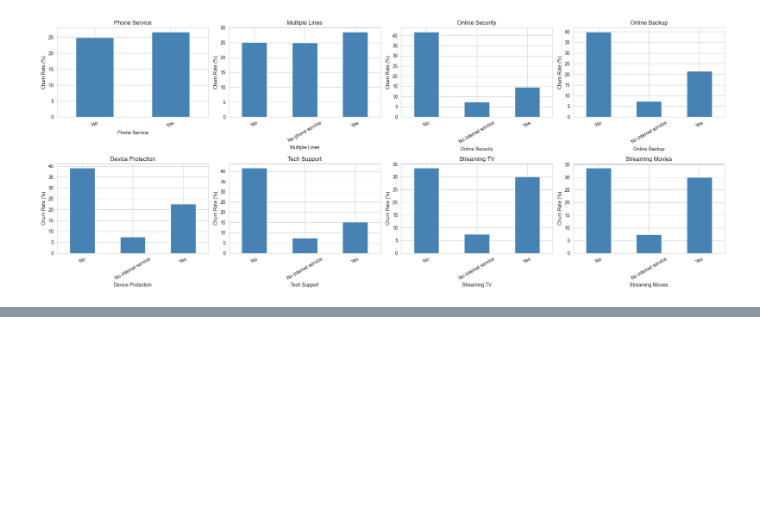
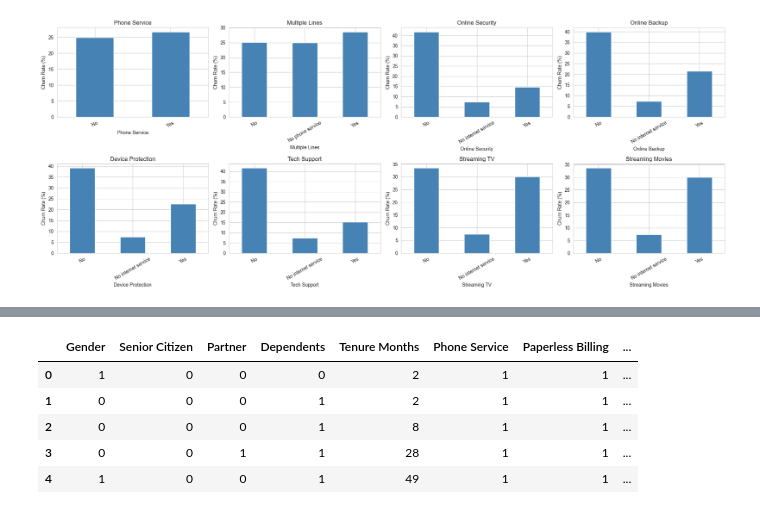
Before and after one commit to ST10294145/Customer-Churn-Data-Analysis, a Jupyter notebook: churn_data.ipynb, the cells around one changed output, grey strips where cells are left out. Saved outputs shown, nothing was run; the diff lists cells and outputs as text; code cells hidden in the pictures; blank space fills up the shorter version.

```diff
--- a/churn_data.ipynb
+++ b/churn_data.ipynb
@@ -323,0 +410,12 @@ plt.show()
+# %%
+bool_cols = df_clean.select_dtypes(include='bool').columns
+df_clean[bool_cols] = df_clean[bool_cols].astype(int)
+
+df_clean.head()
+# %% [output]
+|  | Gender | Senior Citizen | Partner | Dependents | Tenure Months | Phone Service | Paperless Billing | ... |
+| 0 | 1 | 0 | 0 | 0 | 2 | 1 | 1 | ... |
+| 1 | 0 | 0 | 0 | 1 | 2 | 1 | 1 | ... |
+| 2 | 0 | 0 | 0 | 1 | 8 | 1 | 1 | ... |
+| 3 | 0 | 0 | 1 | 1 | 28 | 1 | 1 | ... |
+| 4 | 1 | 0 | 0 | 1 | 49 | 1 | 1 | ... |
```
Also changed, not shown: parts of 11 cells of this notebook, 1 other file.
